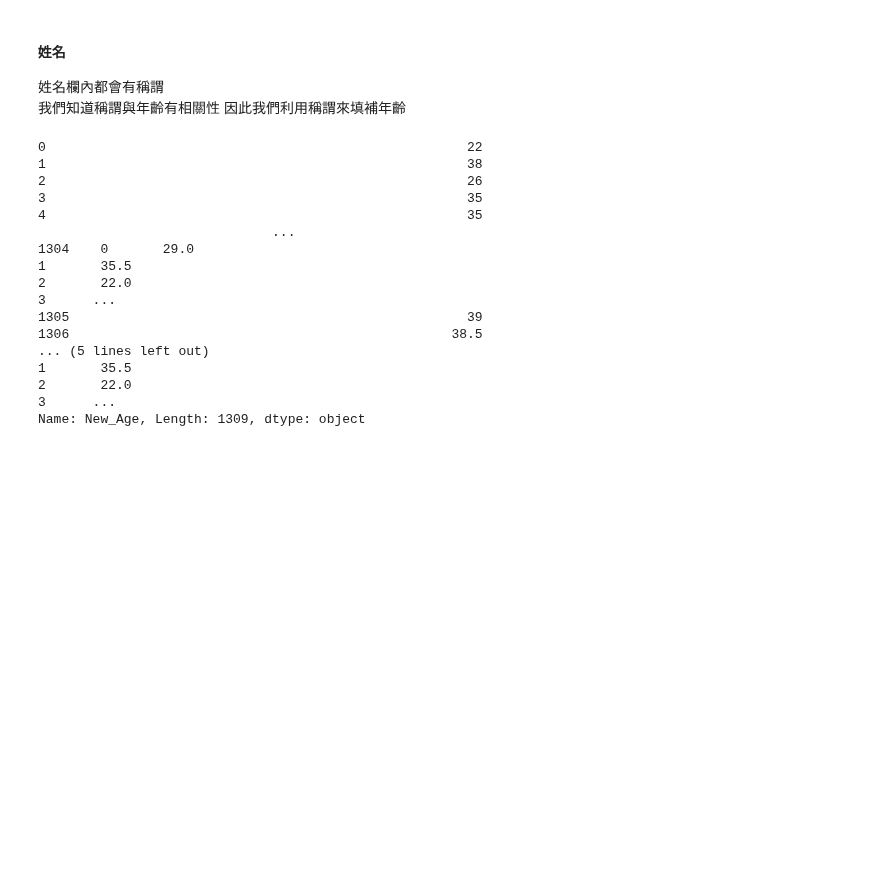
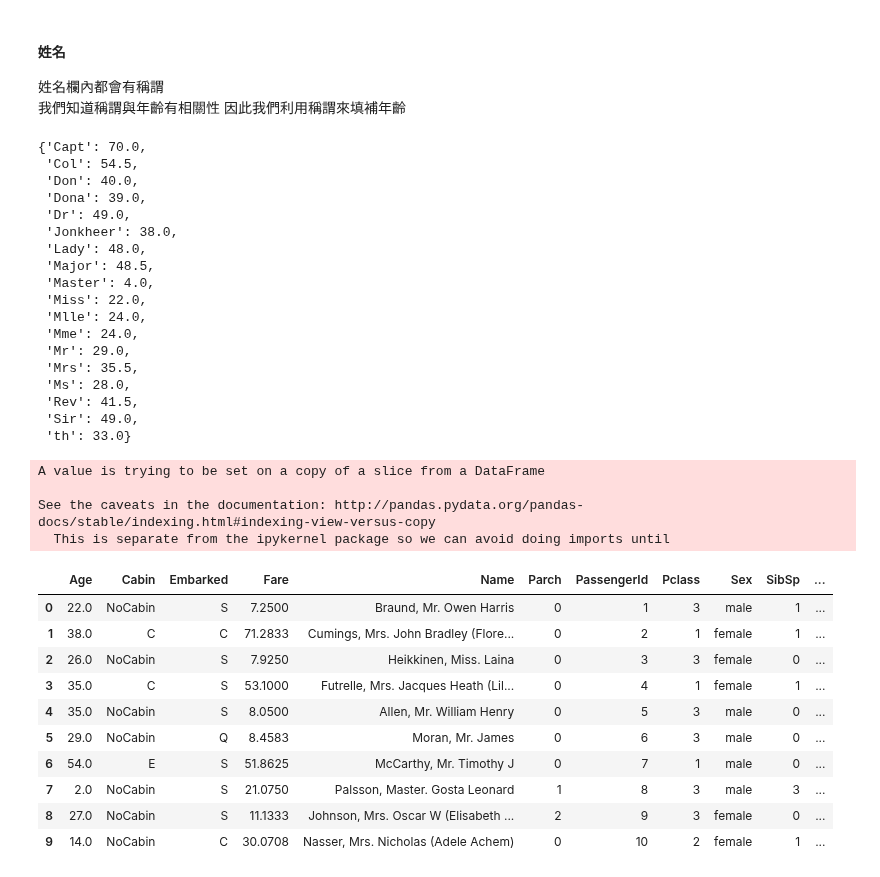
Before and after one commit to Leolewis5/Machine_Learning, a Jupyter notebook: Kaggle/Titanic_Keras.ipynb, the cells around one changed output. Cells and saved outputs as stored; diff of their text form; code cells hidden in the pictures; blank space fills up the shorter version.

```diff
--- a/Kaggle/Titanic_Keras.ipynb
+++ b/Kaggle/Titanic_Keras.ipynb
@@ -242,25 +242,46 @@ sns.countplot(data['Cabin'],hue=data['Sex'])
 data['Title']=data['Name'].str.split(', ',n=0,expand=True)[1]
 data['Title']=data['Title'].str.split('. ',n=0,expand=True)[0]
 map_of_age = dict(data.groupby(['Title'])['Age'].median())
-
-data['New_Age'] = data['Age'].map(lambda x: (data['Title'].map(map_of_age)) if pd.isnull(x) else x)
-
-data['New_Age']
+map_of_age
 # %% [output]
-0                                                      22
-1                                                      38
-2                                                      26
-3                                                      35
-4                                                      35
-                              ...
-1304    0       29.0
-1       35.5
-2       22.0
-3      ...
-1305                                                   39
-1306                                                 38.5
-... (5 lines left out)
-1       35.5
-2       22.0
-3      ...
-Name: New_Age, Length: 1309, dtype: object
+{'Capt': 70.0,
+ 'Col': 54.5,
+ 'Don': 40.0,
+ 'Dona': 39.0,
+ 'Dr': 49.0,
+ 'Jonkheer': 38.0,
+ 'Lady': 48.0,
+ 'Major': 48.5,
+ 'Master': 4.0,
+ 'Miss': 22.0,
+ 'Mlle': 24.0,
+ 'Mme': 24.0,
+ 'Mr': 29.0,
+ 'Mrs': 35.5,
+ 'Ms': 28.0,
+ 'Rev': 41.5,
+ 'Sir': 49.0,
+ 'th': 33.0}
+# %%
+for i in range(len(data['Age'])):
+    if data.Age.isnull()[i]:
+        data.Age[i]=map_of_age[data.Title[i]]
+# %% [output]
+A value is trying to be set on a copy of a slice from a DataFrame
+
+See the caveats in the documentation: http://pandas.pydata.org/pandas-docs/stable/indexing.html#indexing-view-versus-copy
+  This is separate from the ipykernel package so we can avoid doing imports until
+# %%
+data.head(10)
+# %% [output]
+|  | Age | Cabin | Embarked | Fare | Name | Parch | PassengerId | Pclass | Sex | SibSp | ... |
+| 0 | 22.0 | NoCabin | S | 7.2500 | Braund, Mr. Owen Harris | 0 | 1 | 3 | male | 1 | ... |
+| 1 | 38.0 | C | C | 71.2833 | Cumings, Mrs. John Bradley (Flore... | 0 | 2 | 1 | female | 1 | ... |
+| 2 | 26.0 | NoCabin | S | 7.9250 | Heikkinen, Miss. Laina | 0 | 3 | 3 | female | 0 | ... |
+| 3 | 35.0 | C | S | 53.1000 | Futrelle, Mrs. Jacques Heath (Lil... | 0 | 4 | 1 | female | 1 | ... |
+| 4 | 35.0 | NoCabin | S | 8.0500 | Allen, Mr. William Henry | 0 | 5 | 3 | male | 0 | ... |
+| 5 | 29.0 | NoCabin | Q | 8.4583 | Moran, Mr. James | 0 | 6 | 3 | male | 0 | ... |
+| 6 | 54.0 | E | S | 51.8625 | McCarthy, Mr. Timothy J | 0 | 7 | 1 | male | 0 | ... |
+| 7 | 2.0 | NoCabin | S | 21.0750 | Palsson, Master. Gosta Leonard | 1 | 8 | 3 | male | 3 | ... |
+| 8 | 27.0 | NoCabin | S | 11.1333 | Johnson, Mrs. Oscar W (Elisabeth ... | 2 | 9 | 3 | female | 0 | ... |
+| 9 | 14.0 | NoCabin | C | 30.0708 | Nasser, Mrs. Nicholas (Adele Achem) | 0 | 10 | 2 | female | 1 | ... |
```
Also changed, not shown: parts of 9 cells of this notebook.
